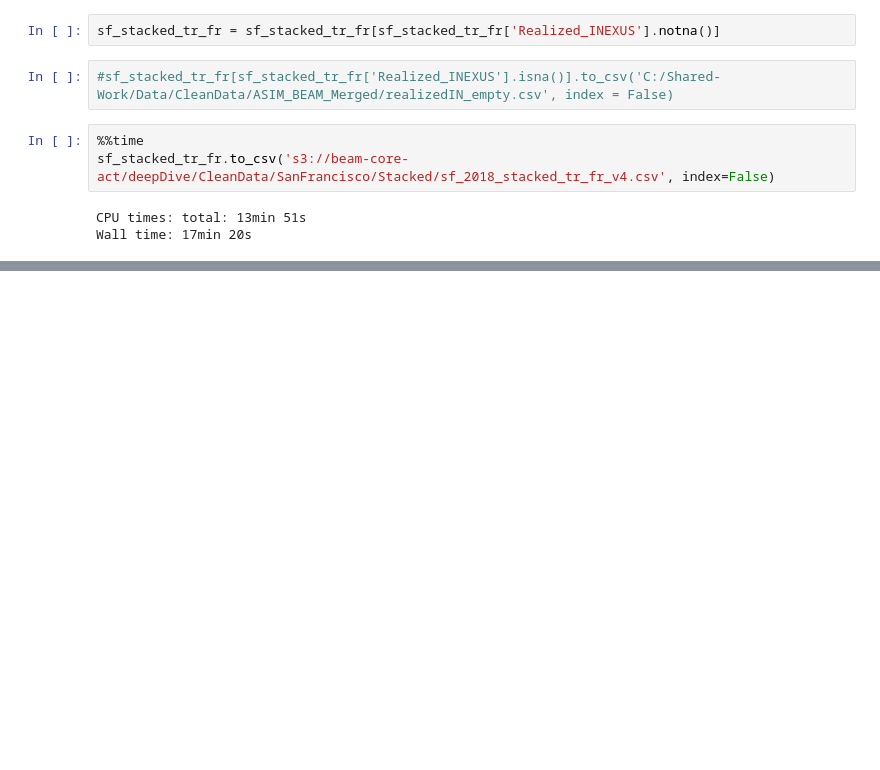
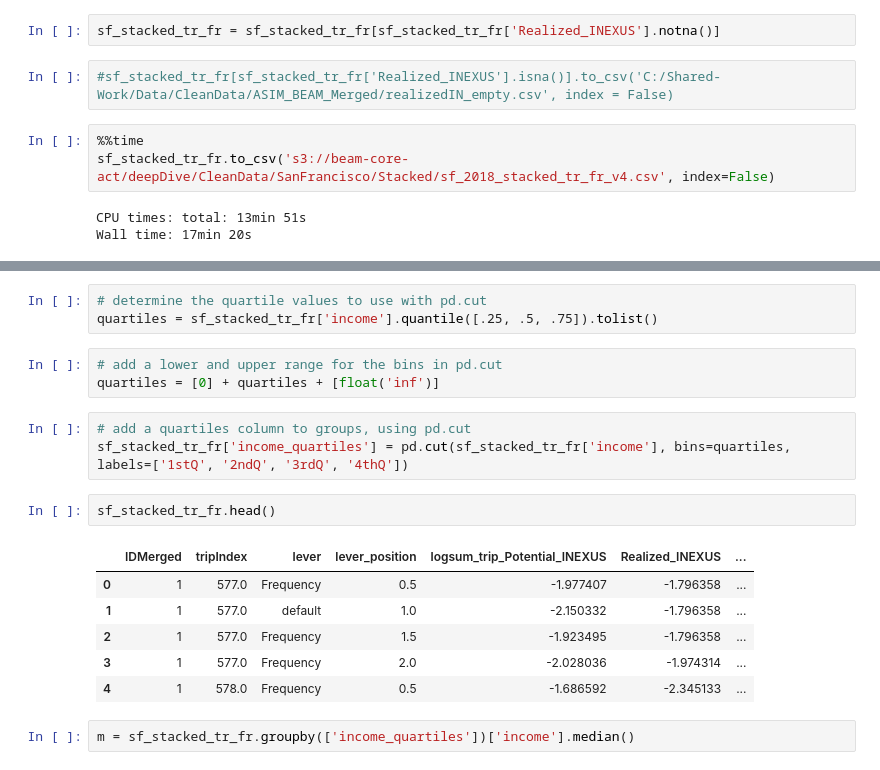
Before and after one commit to LBNL-UCB-STI/beam-core-analysis, a Jupyter notebook: Users/Nazanin/Stacked_Person_Trip_Dataset.ipynb, the cells around one changed output, grey strips where cells are left out. Cells and saved outputs as stored; diff of their text form; blank space fills up the shorter version.

```diff
--- a/Users/Nazanin/Stacked_Person_Trip_Dataset.ipynb
+++ b/Users/Nazanin/Stacked_Person_Trip_Dataset.ipynb
@@ -584,0 +614,20 @@ Wall time: 17min 20s
+# %%
+# determine the quartile values to use with pd.cut
+quartiles = sf_stacked_tr_fr['income'].quantile([.25, .5, .75]).tolist()
+# %%
+# add a lower and upper range for the bins in pd.cut
+quartiles = [0] + quartiles + [float('inf')]
+# %%
+# add a quartiles column to groups, using pd.cut
+sf_stacked_tr_fr['income_quartiles'] = pd.cut(sf_stacked_tr_fr['income'], bins=quartiles, labels=['1stQ', '2ndQ', '3rdQ', '4thQ'])
+# %%
+sf_stacked_tr_fr.head()
+# %% [output]
+|  | IDMerged | tripIndex | lever | lever_position | logsum_trip_Potential_INEXUS | Realized_INEXUS | ... |
+| 0 | 1 | 577.0 | Frequency | 0.5 | -1.977407 | -1.796358 | ... |
+| 1 | 1 | 577.0 | default | 1.0 | -2.150332 | -1.796358 | ... |
+| 2 | 1 | 577.0 | Frequency | 1.5 | -1.923495 | -1.796358 | ... |
+| 3 | 1 | 577.0 | Frequency | 2.0 | -2.028036 | -1.974314 | ... |
+| 4 | 1 | 578.0 | Frequency | 0.5 | -1.686592 | -2.345133 | ... |
+# %%
+m = sf_stacked_tr_fr.groupby(['income_quartiles'])['income'].median()
```
Also changed, not shown: parts of 18 cells of this notebook.
